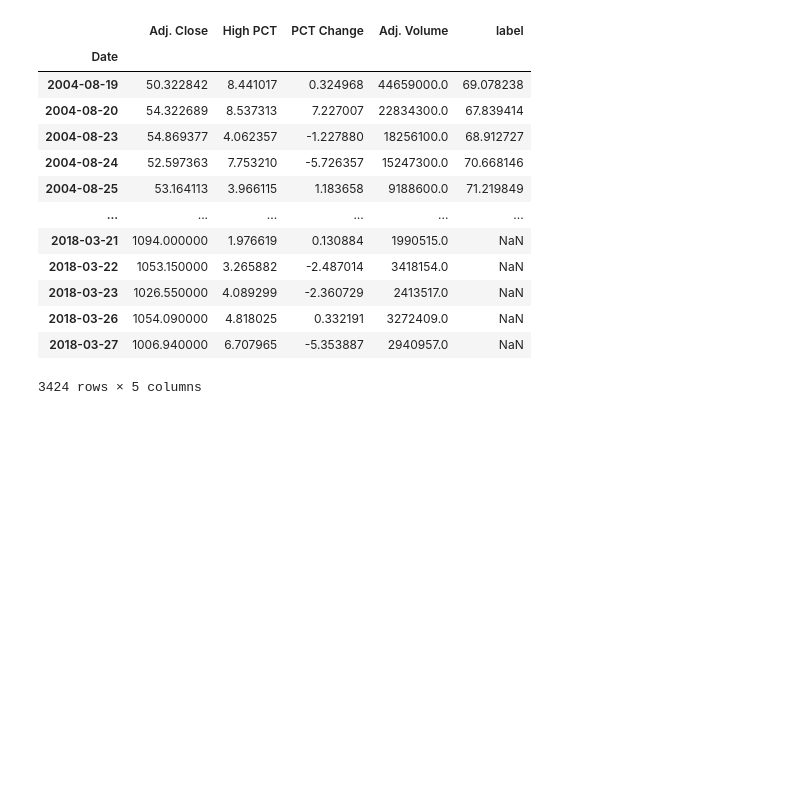
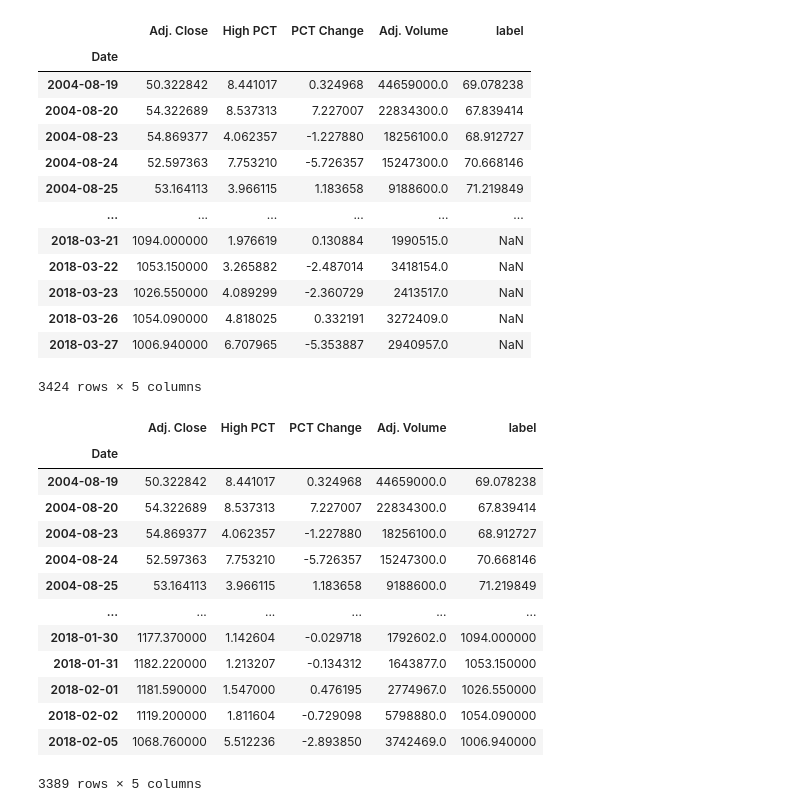
Before and after one commit to nupur710/Machine-Learning-in-Python, a Jupyter notebook: Regression.ipynb, the cells around one changed output. Drawn from its saved outputs; the diff is of its cells as text; code cells hidden in the pictures; blank space fills up the shorter version.

Commit message:
Features and labels

```diff
--- a/Regression.ipynb
+++ b/Regression.ipynb
@@ -91,3 +93,5 @@ df.fillna(value= 9999, inplace= True)
 forecast_col= 'Adj. Close'
 # %%
-forecast_out = int(math.ceil(0.01 * len(df)))
+#predict out 10% of dataset
+forecast_out = math.ceil(0.01 * len(df))
+forecast_out
@@ -131,3 +134,21 @@ df
 | 2018-03-26 | 1054.090000 | 4.818025 | 0.332191 | 3272409.0 | NaN |
 | 2018-03-27 | 1006.940000 | 6.707965 | -5.353887 | 2940957.0 | NaN |
 3424 rows × 5 columns
+# %%
+df.dropna(inplace=True)
+df
+# %% [output]
+|  | Adj. Close | High PCT | PCT Change | Adj. Volume | label |
+| Date |  |  |  |  |  |
+| 2004-08-19 | 50.322842 | 8.441017 | 0.324968 | 44659000.0 | 69.078238 |
+| 2004-08-20 | 54.322689 | 8.537313 | 7.227007 | 22834300.0 | 67.839414 |
+| 2004-08-23 | 54.869377 | 4.062357 | -1.227880 | 18256100.0 | 68.912727 |
+| 2004-08-24 | 52.597363 | 7.753210 | -5.726357 | 15247300.0 | 70.668146 |
+| 2004-08-25 | 53.164113 | 3.966115 | 1.183658 | 9188600.0 | 71.219849 |
+| ... | ... | ... | ... | ... | ... |
+| 2018-01-30 | 1177.370000 | 1.142604 | -0.029718 | 1792602.0 | 1094.000000 |
+| 2018-01-31 | 1182.220000 | 1.213207 | -0.134312 | 1643877.0 | 1053.150000 |
+| 2018-02-01 | 1181.590000 | 1.547000 | 0.476195 | 2774967.0 | 1026.550000 |
+| 2018-02-02 | 1119.200000 | 1.811604 | -0.729098 | 5798880.0 | 1054.090000 |
+| 2018-02-05 | 1068.760000 | 5.512236 | -2.893850 | 3742469.0 | 1006.940000 |
+3389 rows × 5 columns
```
Also changed, not shown: parts of 7 cells of this notebook.
